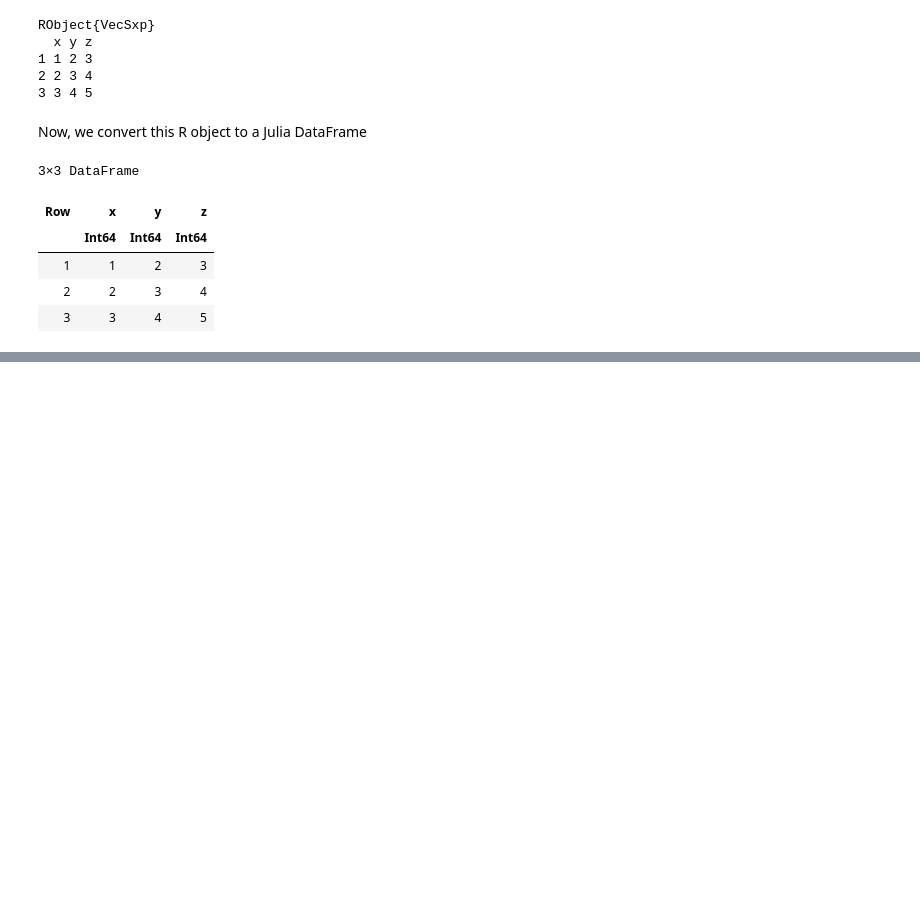
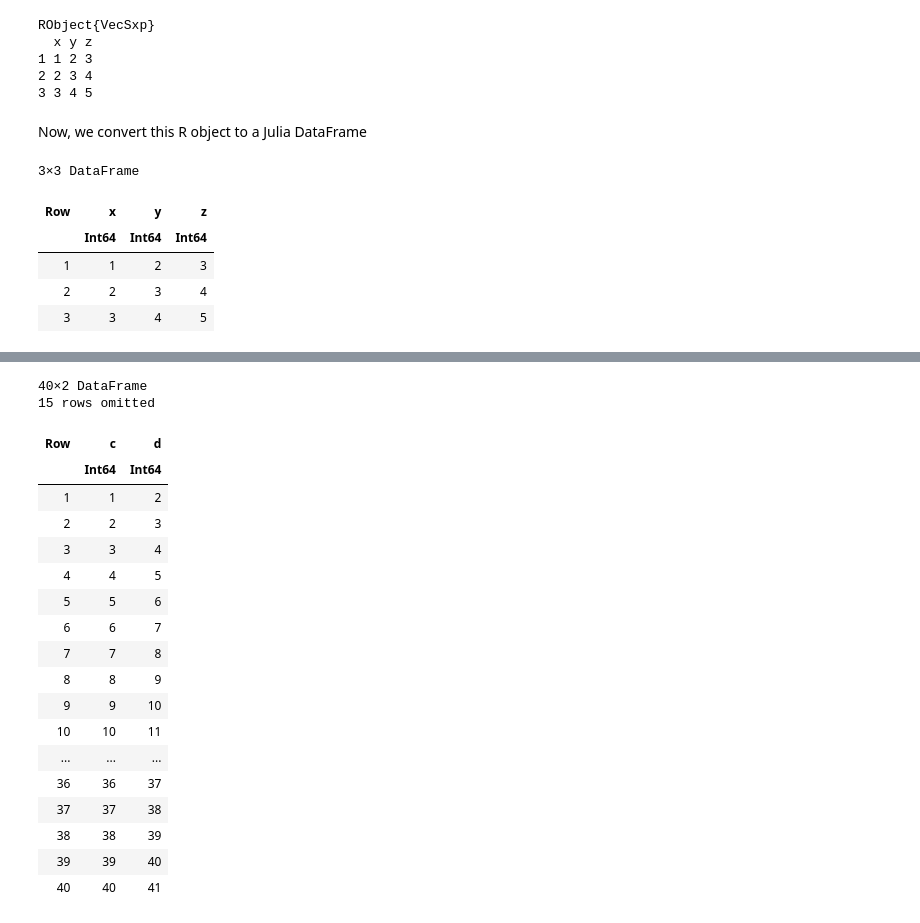
Before and after one commit to chlazaris/Julia_for_DS, a Jupyter notebook: Julia_for_DS.ipynb, the cells around one changed output, grey strips where cells are left out. Drawn from its saved outputs; the diff is of its cells as text; code cells hidden in the pictures; blank space fills up the shorter version.

```diff
--- a/Julia_for_DS.ipynb
+++ b/Julia_for_DS.ipynb
@@ -1195,0 +1323,23 @@ julia_df = rcopy(r_df)
+# %%
+df2 = DataFrame(c = 1:40, d = 2:41)
+# %% [output]
+40×2 DataFrame
+15 rows omitted
+| Row | c | d |
+|  | Int64 | Int64 |
+| 1 | 1 | 2 |
+| 2 | 2 | 3 |
+| 3 | 3 | 4 |
+| 4 | 4 | 5 |
+| 5 | 5 | 6 |
+| 6 | 6 | 7 |
+| 7 | 7 | 8 |
+| 8 | 8 | 9 |
+| 9 | 9 | 10 |
+| 10 | 10 | 11 |
+| ... | ... | ... |
+| 36 | 36 | 37 |
+| 37 | 37 | 38 |
+| 38 | 38 | 39 |
+| 39 | 39 | 40 |
+| 40 | 40 | 41 |
```
Also changed, not shown: parts of 29 cells of this notebook.
